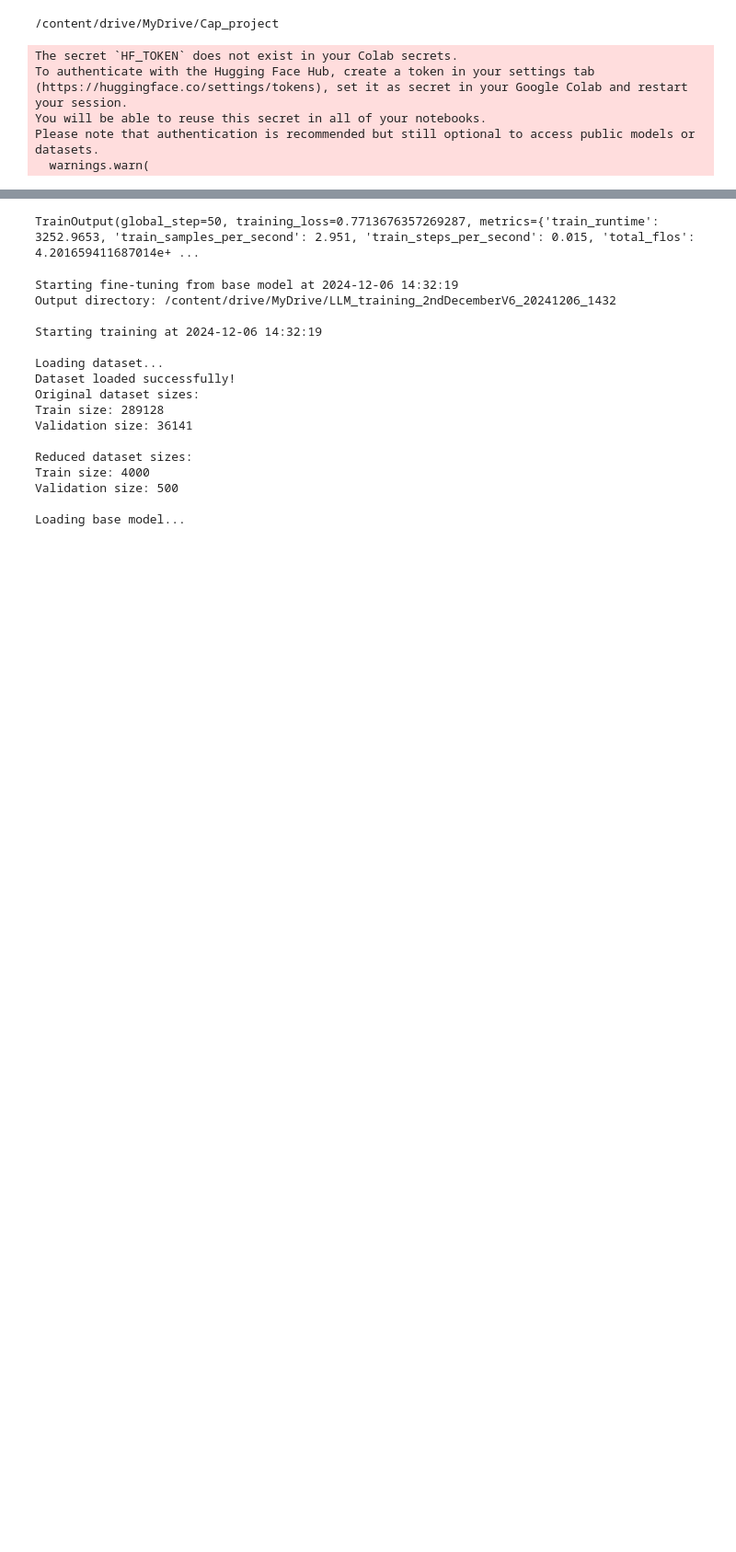
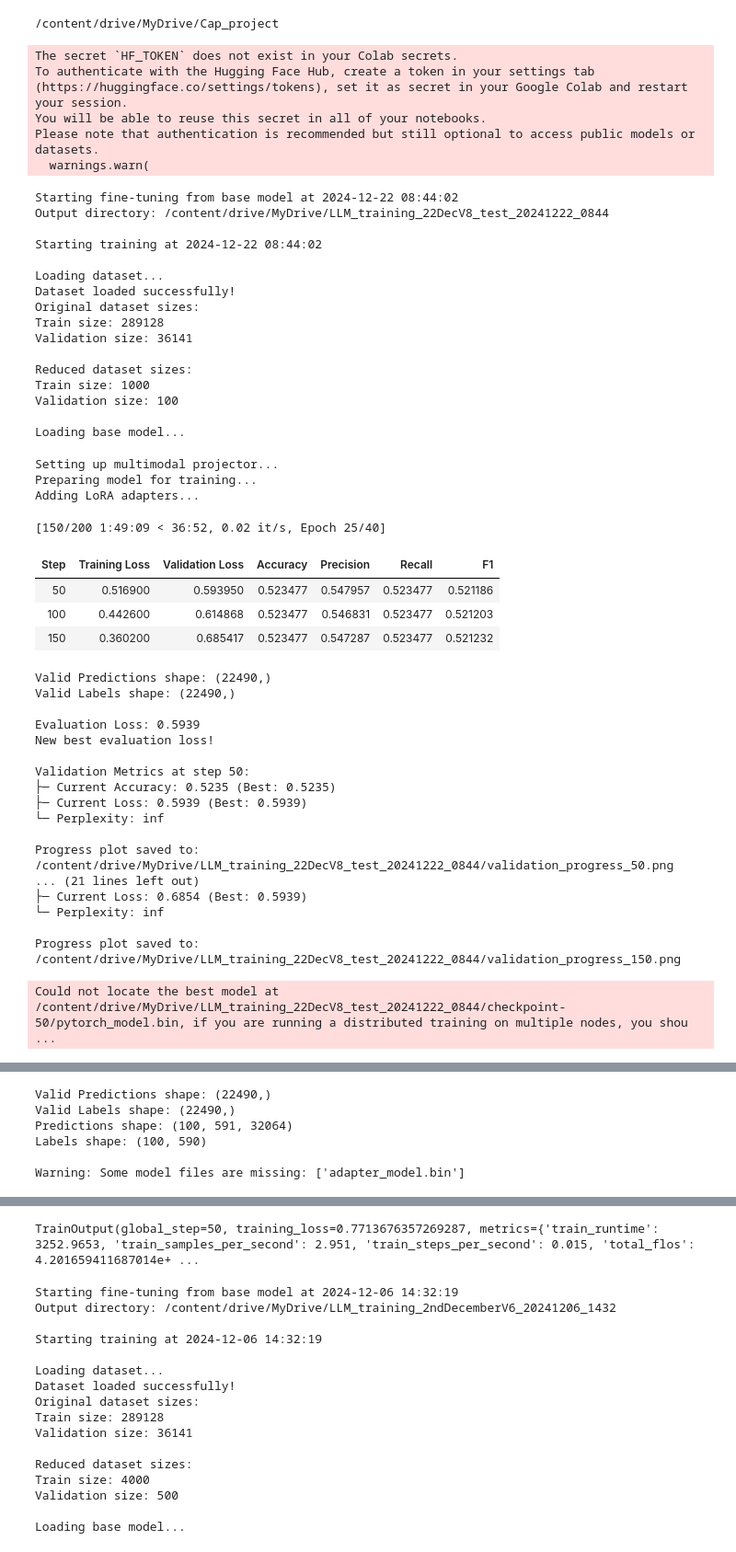
Before and after one commit to SeemGoel/Multimodal-Phi2, a Jupyter notebook: V5_Training_eval_and_inference.ipynb, the cells around one changed output, grey strips where cells are left out. Shown at 92% size. Drawn from its saved outputs; the diff is of its cells as text; code cells hidden in the pictures; blank space fills up the shorter version.

```diff
--- a/V5_Training_eval_and_inference.ipynb
+++ b/V5_Training_eval_and_inference.ipynb
@@ -721,3 +718,52 @@ def finetune_from_base_model(
         gc.collect()
         torch.cuda.empty_cache()
         logger.info(f"\nFine-tuning finished at {datetime.now().strftime('%Y-%m-%d %H:%M:%S')}")
+# %%
+results,final_model_path,trainer = finetune_from_base_model(
+    base_model_name="microsoft/Phi-3-mini-128k-instruct",  # Keep default or update
+    dataset_dir="/content/drive/MyDrive/Cap_dataset",  # Update with your dataset path
+    output_dir="/content/drive/MyDrive/LLM_training_22DecV8_test"  # Update with desired save location
+)
+# %% [output]
+Starting fine-tuning from base model at 2024-12-22 08:44:02
+Output directory: /content/drive/MyDrive/LLM_training_22DecV8_test_20241222_0844
+
+Starting training at 2024-12-22 08:44:02
+
+Loading dataset...
+Dataset loaded successfully!
+Original dataset sizes:
+Train size: 289128
+Validation size: 36141
+
+Reduced dataset sizes:
+Train size: 1000
+Validation size: 100
+
+Loading base model...
+Setting up multimodal projector...
+Preparing model for training...
+Adding LoRA adapters...
+[150/200 1:49:09 < 36:52, 0.02 it/s, Epoch 25/40]
+| Step | Training Loss | Validation Loss | Accuracy | Precision | Recall | F1 |
+| 50 | 0.516900 | 0.593950 | 0.523477 | 0.547957 | 0.523477 | 0.521186 |
+| 100 | 0.442600 | 0.614868 | 0.523477 | 0.546831 | 0.523477 | 0.521203 |
+| 150 | 0.360200 | 0.685417 | 0.523477 | 0.547287 | 0.523477 | 0.521232 |
+Valid Predictions shape: (22490,)
+Valid Labels shape: (22490,)
+
+Evaluation Loss: 0.5939
+New best evaluation loss!
+
+Validation Metrics at step 50:
+├─ Current Accuracy: 0.5235 (Best: 0.5235)
+├─ Current Loss: 0.5939 (Best: 0.5939)
+└─ Perplexity: inf
+
+Progress plot saved to: /content/drive/MyDrive/LLM_training_22DecV8_test_20241222_0844/validation_progress_50.png
+... (21 lines left out)
+├─ Current Loss: 0.6854 (Best: 0.5939)
+└─ Perplexity: inf
+
+Progress plot saved to: /content/drive/MyDrive/LLM_training_22DecV8_test_20241222_0844/validation_progress_150.png
+Could not locate the best model at /content/drive/MyDrive/LLM_training_22DecV8_test_20241222_0844/checkpoint-50/pytorch_model.bin, if you are running a distributed training on multiple nodes, you shou ...
@@ -723,0 +771,6 @@ def finetune_from_base_model(
+Valid Predictions shape: (22490,)
+Valid Labels shape: (22490,)
+Predictions shape: (100, 591, 32064)
+Labels shape: (100, 590)
+
+Warning: Some model files are missing: ['adapter_model.bin']
```
Also changed, not shown: parts of 19 cells of this notebook.
